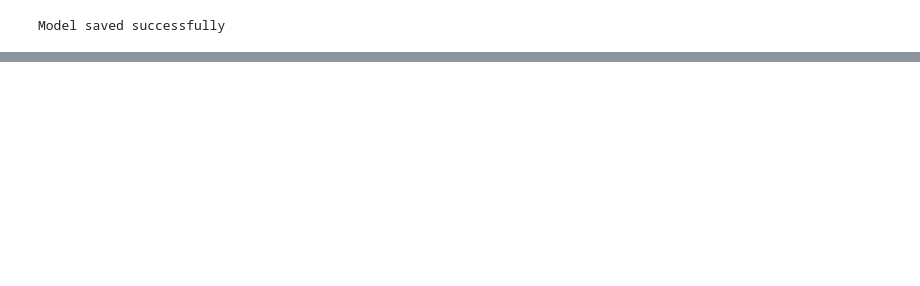
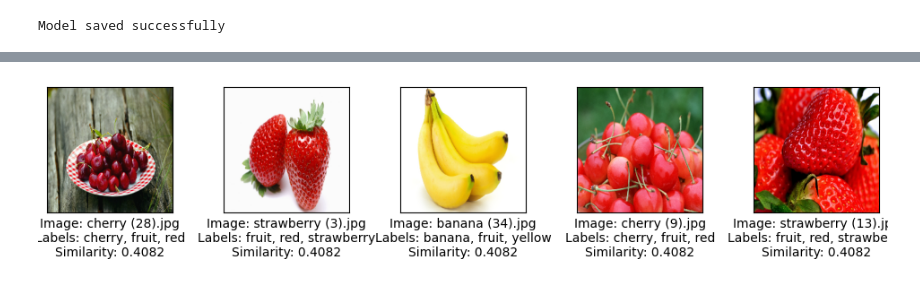
Before and after one commit to andreasjonathanimm/Projek-Temu-Kembali-Gambar, a Jupyter notebook: info_retrieval.ipynb, the cells around one changed output, grey strips where cells are left out. Saved outputs shown, nothing was run; the diff lists cells and outputs as text; code cells hidden in the pictures; blank space fills up the shorter version.

```diff
--- a/info_retrieval.ipynb
+++ b/info_retrieval.ipynb
@@ -183,0 +241,23 @@ WARNING:tensorflow:5 out of the last 13 calls to <function Model.make_predict_fu
+# %%
+def search_by_label(query_labels, train_data, train_labels, classes, top_n=5):
+    query_labels_bin = np.zeros_like(train_labels[0])
+    for label in query_labels:
+        label_idx = classes.index(label)
+        query_labels_bin[label_idx] = 1
+
+    # Menghitung kemiripan antara label query dengan label dalam dataset
+    similarities = cosine_similarity([query_labels_bin], train_labels)
+
+    # Mendapatkan indeks gambar dengan kemiripan tertinggi
+    most_similar_idx = np.argsort(similarities[0])[::-1][:top_n]
+
+    results = []
+    for idx in most_similar_idx:
+        img = train_data[idx]
+        img_name = train_names[idx]  # Mendapatkan nama gambar
+        similarity_score = similarities[0][idx]  # Mendapatkan nilai kemiripan
+        labels = train_labels[idx]
+        predicted_labels = [classes[label] for label in np.where(labels == 1)[0]]
+        results.append((img_name, img, predicted_labels, similarity_score))
+
+    return results
@@ -183,0 +287,11 @@ WARNING:tensorflow:5 out of the last 13 calls to <function Model.make_predict_fu
+# %%
+# Label yang ingin dicari
+query_labels = ["banana", "red"]
+
+# Pencarian berdasarkan label
+results = search_by_label(query_labels, train_data, train_labels, classes)
+
+# Tampilkan hasil pencarian
+plot_search_results(results)
+# %% [output]
+[figure, added]
```
Also changed, not shown: parts of 13 cells of this notebook, 2 other files.
